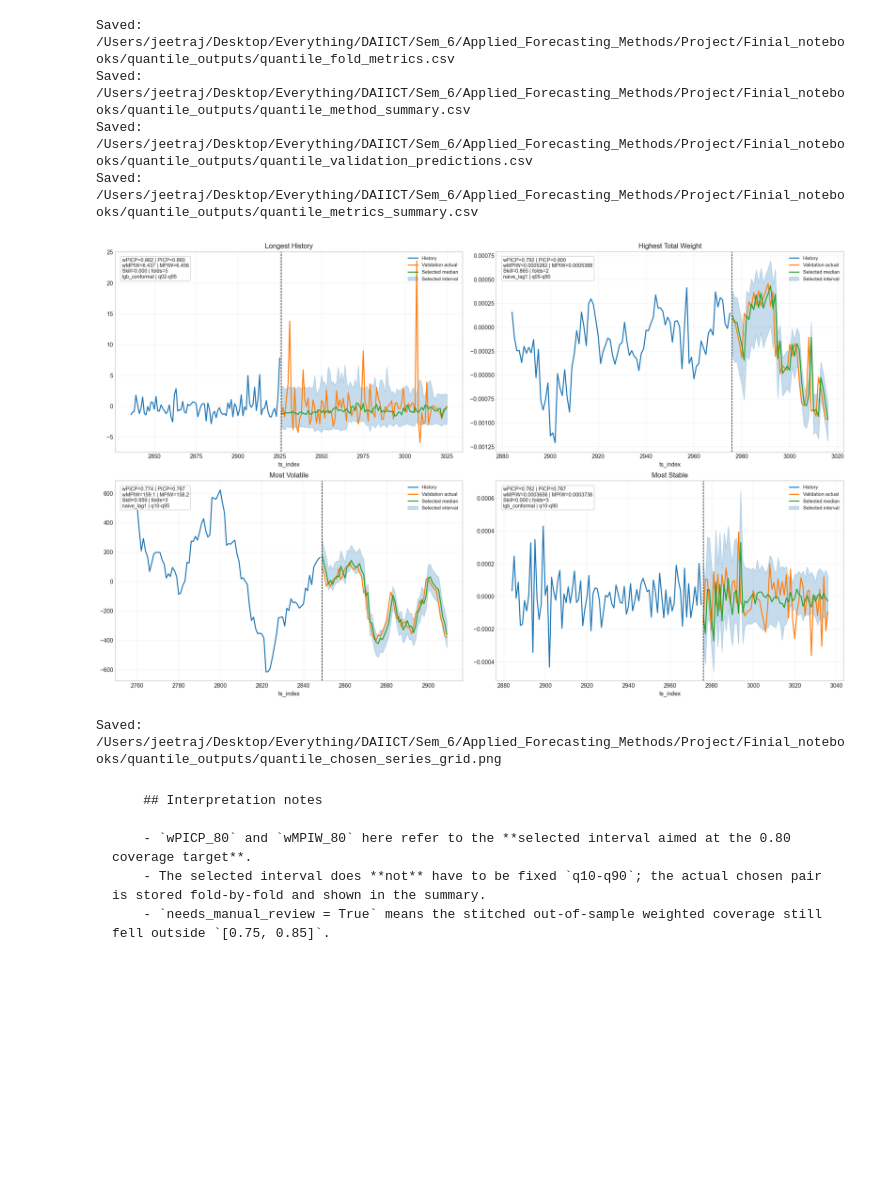
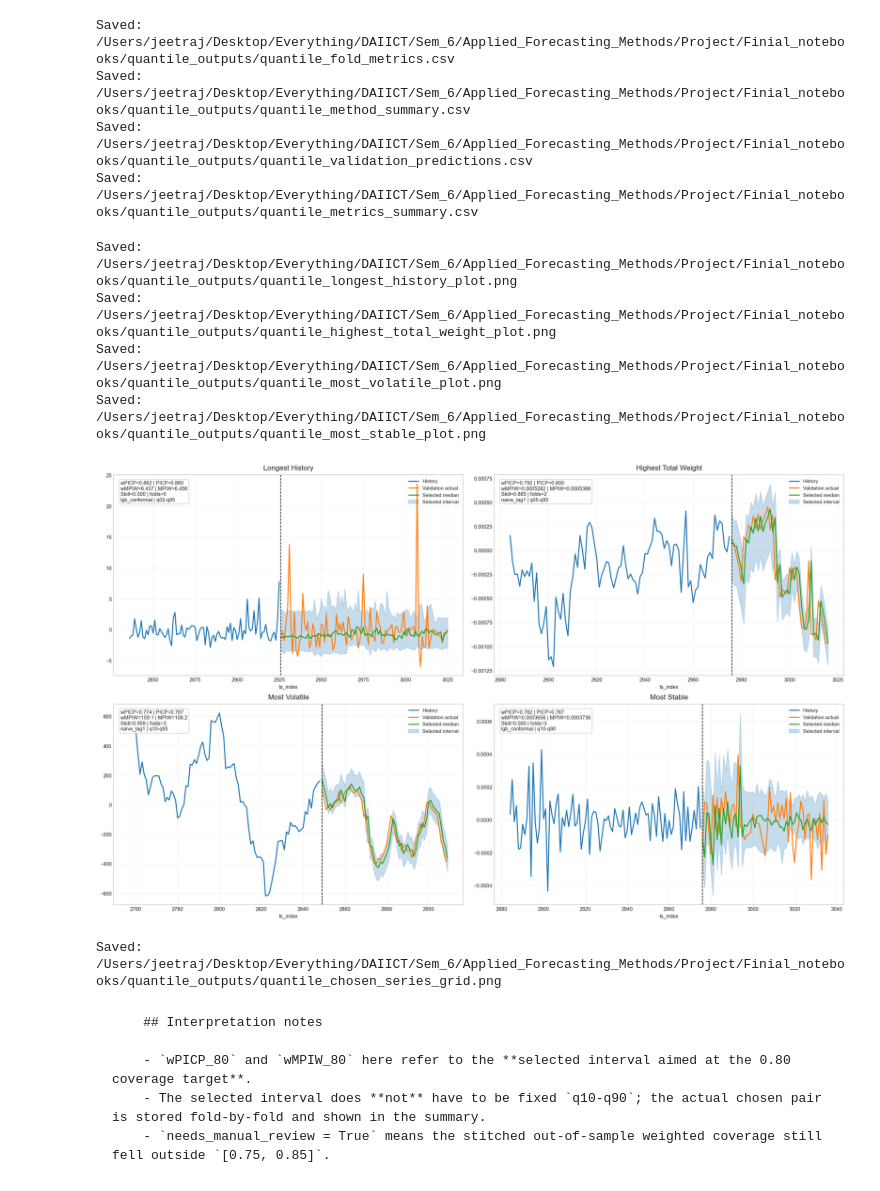
Before and after one commit to jeetrex17/ts-forecasting-project, a Jupyter notebook: Finial_notebooks/04_quantile_regression_codex.ipynb, the cells around one changed output. Cells and saved outputs as stored; diff of their text form; code cells hidden in the pictures; blank space fills up the shorter version.

```diff
--- a/Finial_notebooks/04_quantile_regression_codex.ipynb
+++ b/Finial_notebooks/04_quantile_regression_codex.ipynb
@@ -761,35 +761,46 @@ Saved: /Users/jeetraj/Desktop/Everything/DAIICT/Sem_6/Applied_Forecasting_Method
 Saved: /Users/jeetraj/Desktop/Everything/DAIICT/Sem_6/Applied_Forecasting_Methods/Project/Finial_notebooks/quantile_outputs/quantile_validation_predictions.csv
 Saved: /Users/jeetraj/Desktop/Everything/DAIICT/Sem_6/Applied_Forecasting_Methods/Project/Finial_notebooks/quantile_outputs/quantile_metrics_summary.csv
 # %%
-fig, axes = plt.subplots(2, 2, figsize=(18, 11), constrained_layout=True)
-axes = axes.ravel()
+def plot_filename(reason: str) -> str:
+    return f"quantile_{reason.lower().replace(' ', '_')}_plot.png"
 
-for ax, reason in zip(axes, REASON_ORDER):
+
+def draw_series_panel(
+    ax,
+    reason: str,
+    *,
+    title_size: float,
+    stats_font: float,
+    legend_font: float,
+    tick_font: float,
+    line_width: float,
+) -> None:
     summary_row = summary_df.loc[summary_df["Series"] == reason].iloc[0]
     pred_group = prediction_df.loc[prediction_df["Series"] == reason].sort_values(TIME_COL).reset_index(drop=True)
     history_frame = prepared_series[reason]
     history_frame = history_frame.loc[history_frame[TIME_COL] < pred_group[TIME_COL].min()].copy()
 
+    ax.set_facecolor("white")
     ax.plot(
         history_frame[TIME_COL],
         history_frame[TARGET_COL],
         label="History",
         color="tab:blue",
-        linewidth=1.8,
+        linewidth=line_width,
     )
     ax.plot(
         pred_group[TIME_COL],
         pred_group[TARGET_COL],
         label="Validation actual",
         color="tab:orange",
-        linewidth=1.8,
+        linewidth=line_width,
     )
     ax.plot(
         pred_group[TIME_COL],
         pred_group["pred_median"],
         label="Selected median",
         color="tab:green",
-        linewidth=1.8,
+        linewidth=line_width,
     )
     ax.fill_between(
         pred_group[TIME_COL],
@@ -799,40 +810,76 @@ for ax, reason in zip(axes, REASON_ORDER):
         color="tab:blue",
         label="Selected interval",
     )
-    ax.axvline(pred_group[TIME_COL].min(), color="black", linestyle="--", linewidth=1.0)
-    ax.set_title(reason)
+    ax.axvline(pred_group[TIME_COL].min(), color="black", linestyle="--", linewidth=1.1)
+    ax.set_title(reason, fontsize=title_size, pad=8)
     stats_text = (
         f"wPICP={summary_row['wPICP_80']:.3f} | PICP={summary_row['PICP_80']:.3f}\n"
         f"wMPIW={summary_row['wMPIW_80']:.4g} | MPIW={summary_row['MPIW_80']:.4g}\n"
         f"Skill={summary_row['Skill']:.3f} | folds={int(summary_row['fold_count'])}\n"
         f"{summary_row['dominant_method']} | {summary_row['dominant_interval_pair']}"
     )
     ax.text(
         0.02,
         0.97,
         stats_text,
         transform=ax.transAxes,
         va="top",
         ha="left",
-        fontsize=8.8,
+        fontsize=stats_font,
         bbox={
             "boxstyle": "round,pad=0.3",
             "facecolor": "white",
             "edgecolor": "#cccccc",
             "alpha": 0.90,
         },
     )
-    ax.set_xlabel(TIME_COL)
+    ax.set_xlabel(TIME_COL, fontsize=tick_font)
+    ax.tick_params(axis="both", labelsize=tick_font)
     ax.grid(True, alpha=0.25)
-    ax.legend(fontsize=8.5, loc="upper right")
+    ax.legend(fontsize=legend_font, loc="upper right", frameon=False)
+
+
+for reason in REASON_ORDER:
+    single_fig, single_ax = plt.subplots(figsize=(10.8, 5.1), constrained_layout=True)
+    draw_series_panel(
+        single_ax,
+        reason,
+        title_size=15.0,
+        stats_font=10.2,
+        legend_font=10.0,
+        tick_font=10.5,
+        line_width=2.2,
+    )
+    single_path = OUTPUT_DIR / plot_filename(reason)
+    single_fig.savefig(single_path, dpi=220, bbox_inches="tight")
+    plt.close(single_fig)
+    print("Saved:", single_path)
+
+fig, axes = plt.subplots(2, 2, figsize=(18, 11), constrained_layout=True)
+axes = axes.ravel()
+
+for ax, reason in zip(axes, REASON_ORDER):
+    draw_series_panel(
+        ax,
+        reason,
+        title_size=12.5,
+        stats_font=8.8,
+        legend_font=8.5,
+        tick_font=8.8,
+        line_width=1.8,
+    )
 
 plot_path = OUTPUT_DIR / "quantile_chosen_series_grid.png"
 fig.savefig(plot_path, dpi=180, bbox_inches="tight")
 plt.show()
 print("Saved:", plot_path)
 # %% [output]
+Saved: /Users/jeetraj/Desktop/Everything/DAIICT/Sem_6/Applied_Forecasting_Methods/Project/Finial_notebooks/quantile_outputs/quantile_longest_history_plot.png
+Saved: /Users/jeetraj/Desktop/Everything/DAIICT/Sem_6/Applied_Forecasting_Methods/Project/Finial_notebooks/quantile_outputs/quantile_highest_total_weight_plot.png
+Saved: /Users/jeetraj/Desktop/Everything/DAIICT/Sem_6/Applied_Forecasting_Methods/Project/Finial_notebooks/quantile_outputs/quantile_most_volatile_plot.png
+Saved: /Users/jeetraj/Desktop/Everything/DAIICT/Sem_6/Applied_Forecasting_Methods/Project/Finial_notebooks/quantile_outputs/quantile_most_stable_plot.png
-[figure, old version]
+[figure, new version]
-Saved: /Users/jeetraj/Desktop/Everything/DAIICT/Sem_6/Applied_Forecasting_Methods/Project/Finial_notebooks/quantile_outputs/quantile_chosen_series_grid.png
+Saved: /Users/jeetraj/Desktop/Everything/DAIICT/Sem_6/Applied_Forecasting_Methods/Project/Finial_notebooks/quantile_outputs/quantile_chosen_series_grid.png
 # %%
 display(
     Markdown(
```
Also changed, not shown: 9 other files.
